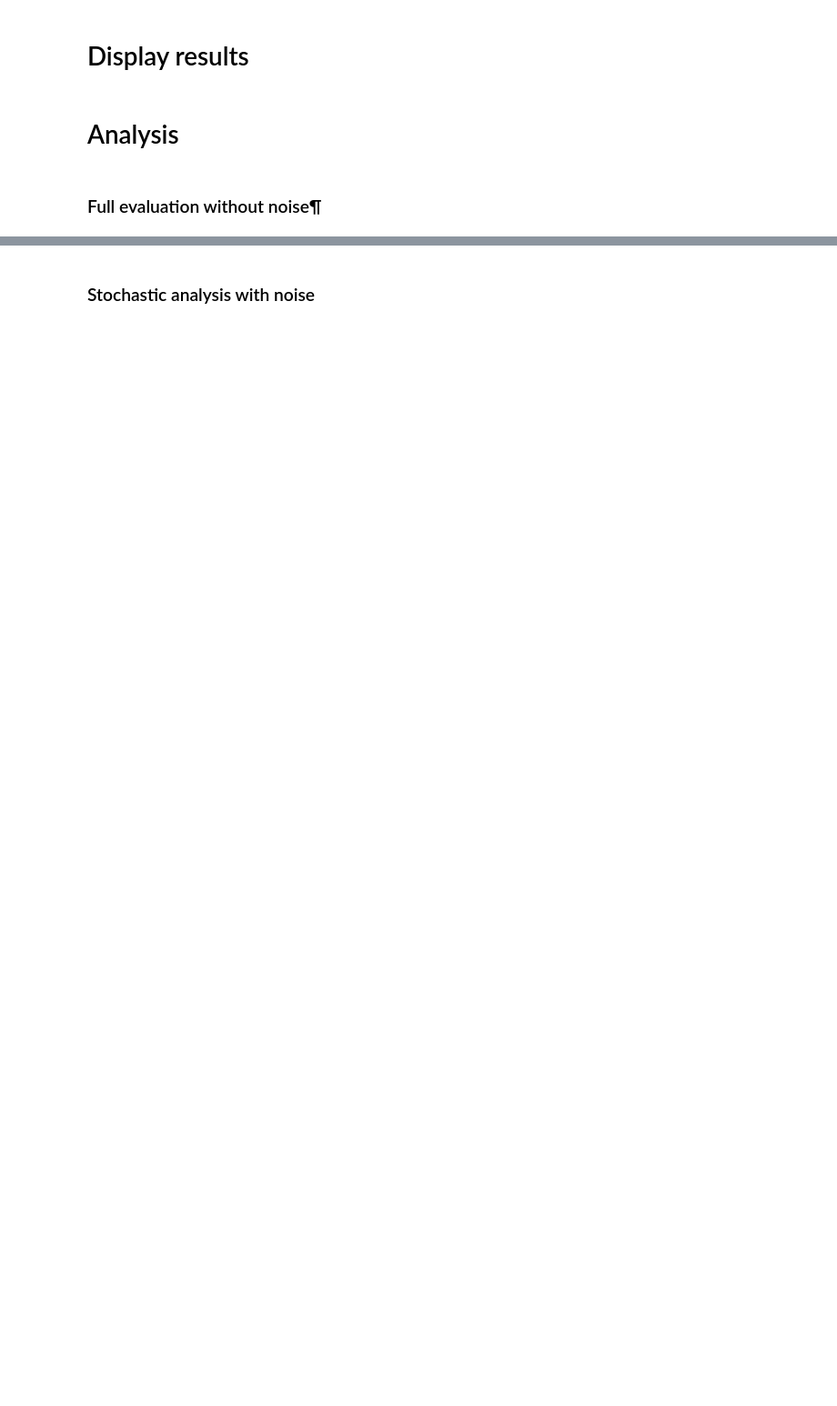
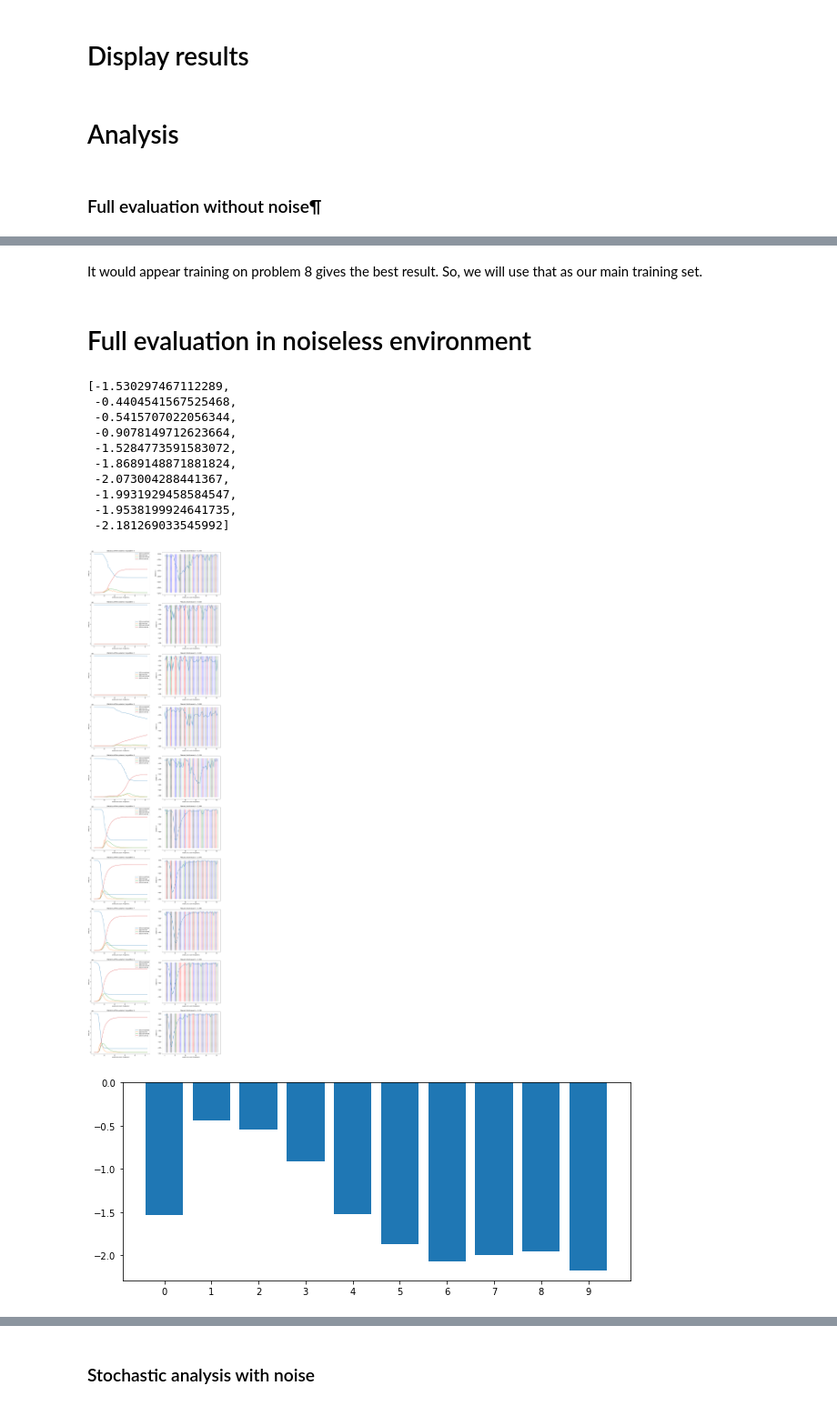
Before and after one commit to erolm-a/ai-coursework-2020, a Jupyter notebook: notebooks/run_rbf.ipynb, the cells around one changed output, grey strips where cells are left out. Shown at 91% size. Saved outputs shown, nothing was run; the diff lists cells and outputs as text; code cells hidden in the pictures; blank space fills up the shorter version.

Commit message:
with evals

```diff
--- a/notebooks/run_rbf.ipynb
+++ b/notebooks/run_rbf.ipynb
@@ -469,0 +545,2 @@ total reward -2.1290465997678534
+# %% [markdown]
+It would appear training on problem 8 gives the best result. So, we will use that as our main training set.
@@ -469,0 +549,17 @@ total reward -2.1290465997678534
+# %% [markdown]
+# Full evaluation in noiseless environment
+# %%
+utils.evaluate(approximator_dl, full_eval=True, verbose=False)
+# %% [output]
+[-1.530297467112289,
+ -0.4404541567525468,
+ -0.5415707022056344,
+ -0.9078149712623664,
+ -1.5284773591583072,
+ -1.8689148871881824,
+ -2.073004288441367,
+ -1.9931929458584547,
+ -1.9538199924641735,
+ -2.181269033545992]
+[figure, added]
+[figure, added]
```
Also changed, not shown: parts of 21 cells of this notebook.
